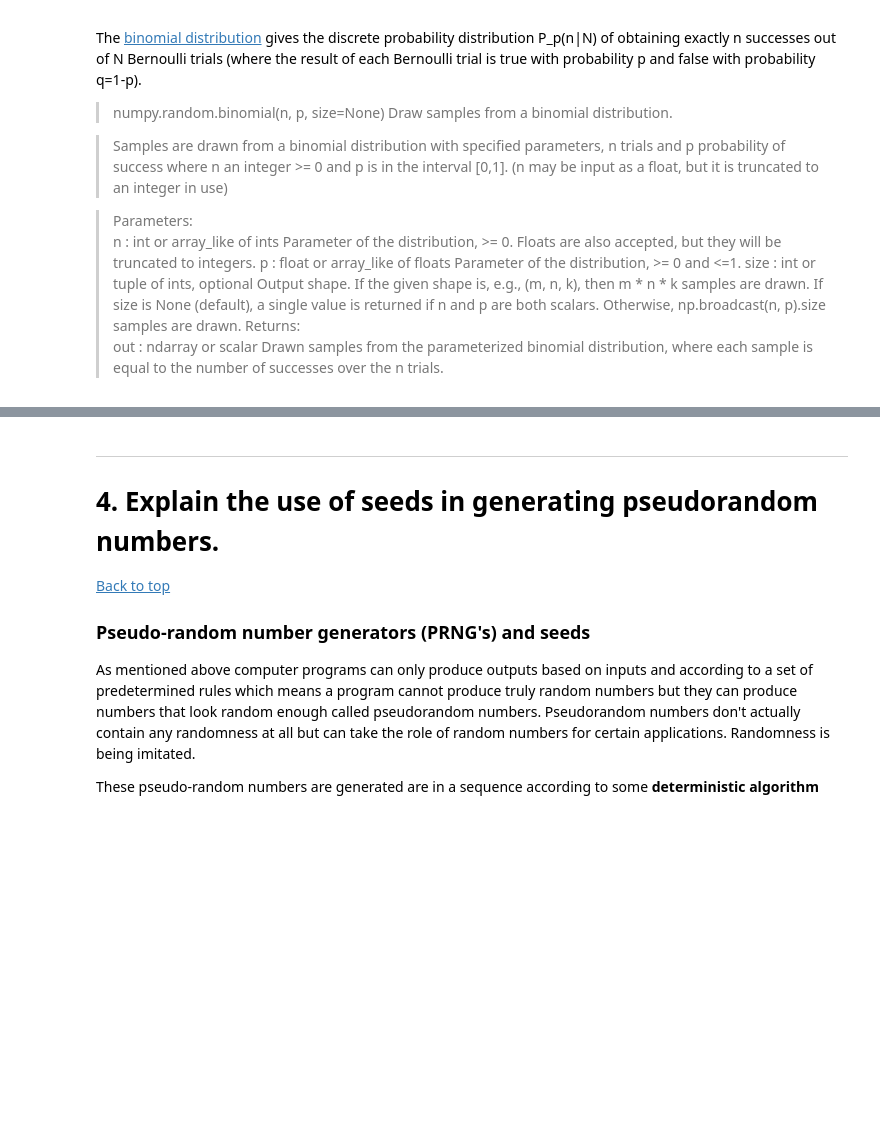
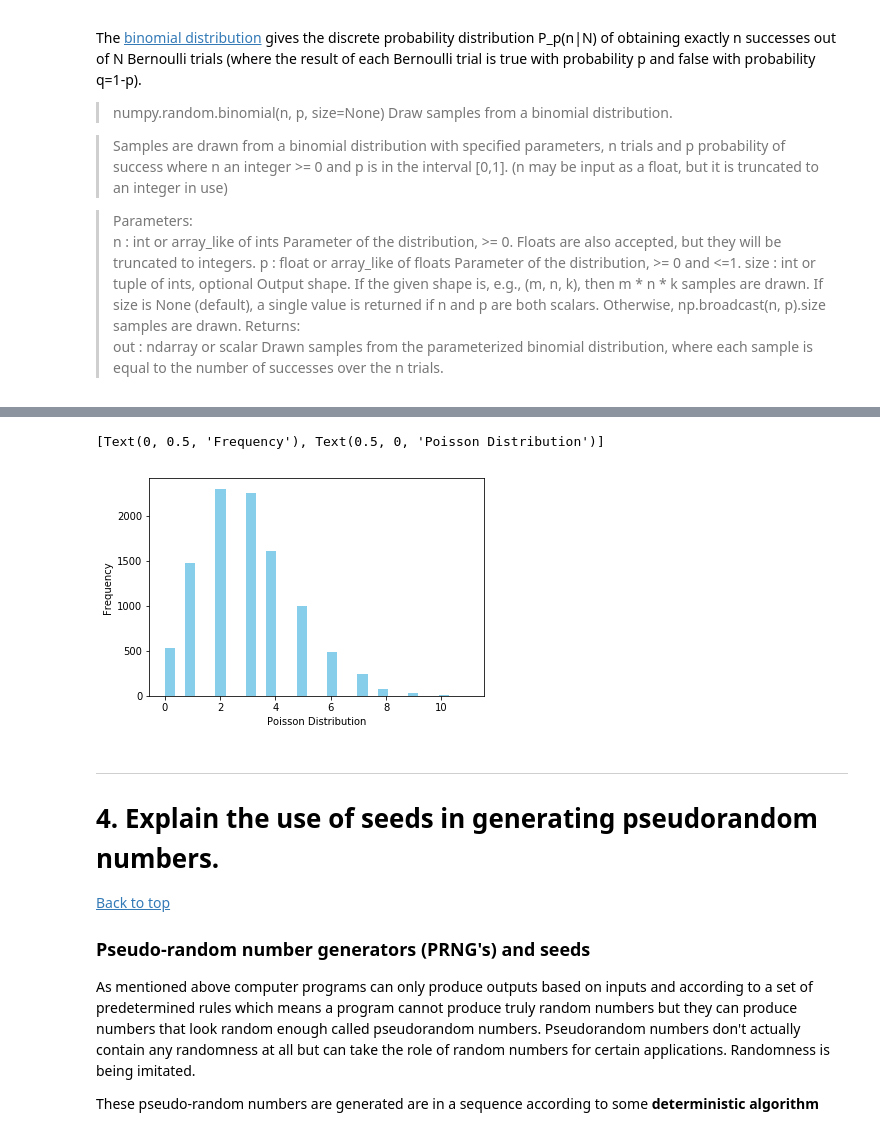
Before and after one commit to angela1C/Programming-for-Data-Analysis-numpy.random-project-2019, a Jupyter notebook: NumpyRandom.ipynb, the cells around one changed output, grey strips where cells are left out. Drawn from its saved outputs; the diff is of its cells as text; code cells hidden in the pictures; blank space fills up the shorter version.

```diff
--- a/NumpyRandom.ipynb
+++ b/NumpyRandom.ipynb
@@ -1525,3 +1597,15 @@ A poisson process is a model for a series of discrete events where the average t
+# %%
+
+s = np.random.poisson(3, 10000)
+ax = sns.distplot(s,
+                  bins=30,
+                  kde=False,
+                  color='skyblue',
+                  hist_kws={"linewidth": 15,'alpha':1})
+ax.set(xlabel='Poisson Distribution', ylabel='Frequency')
+# %% [output]
+[Text(0, 0.5, 'Frequency'), Text(0.5, 0, 'Poisson Distribution')]
+[figure, added]
 # %% [markdown]
 ***
 <a id='task4'></a>
```
Also changed, not shown: parts of 8 cells of this notebook.
